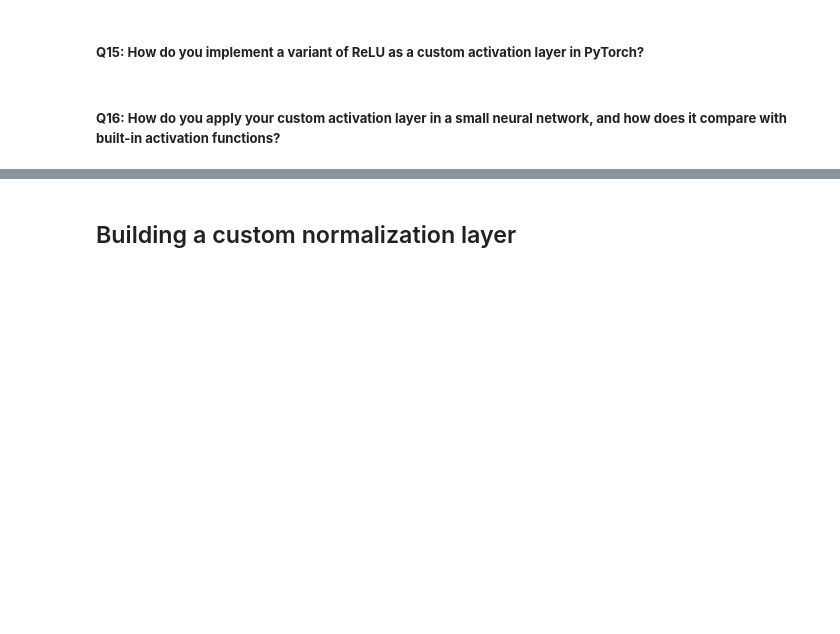
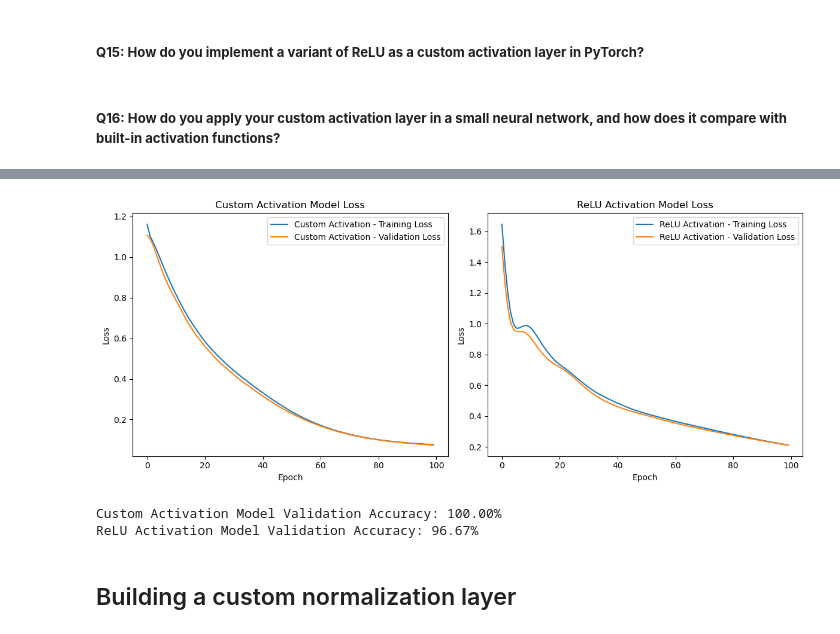
Before and after one commit to fellmir/pyTorchBasis, a Jupyter notebook: 02-advanced-projects/20_custom_layers.ipynb, the cells around one changed output, grey strips where cells are left out. Saved outputs shown, nothing was run; the diff lists cells and outputs as text; code cells hidden in the pictures; blank space fills up the shorter version.

```diff
--- a/02-advanced-projects/20_custom_layers.ipynb
+++ b/02-advanced-projects/20_custom_layers.ipynb
@@ -286,0 +472,23 @@ During backpropagation, the regularization term contributes to the gradient upda
+# %%
+class ReLUActivationModel(nn.Module):
+    def __init__(self, input_size, hidden_size, output_size):
+        super(ReLUActivationModel, self).__init__()
+        self.custom_layer = CustomLinearLayer(input_size, hidden_size)
+        self.relu = nn.ReLU()
+        self.fc = nn.Linear(hidden_size, output_size)
+
+    def forward(self, x):
+        x = self.custom_layer(x)
+        x = self.relu(x)
+        x = self.fc(x)
+        return x
+# %%
+num_epochs = 100
+learning_rate = 0.01
+
+custom_act_model = CustomActivationModel(input_size=4, hidden_size=16, output_size=3).to(device)
+relu_model = ReLUActivationModel(input_size=4, hidden_size=16, output_size=3).to(device)
+
+criterion = nn.CrossEntropyLoss()
+optimizer_custom = optim.Adam(custom_act_model.parameters(), lr=learning_rate)
+optimizer_relu = optim.Adam(relu_model.parameters(), lr=learning_rate)
@@ -287,3 +556,49 @@ During backpropagation, the regularization term contributes to the gradient upda
+# %%
+plt.figure(figsize=(12,5))
+
+plt.subplot(1,2,1)
+plt.plot(train_losses_custom, label='Custom Activation - Training Loss')
+plt.plot(val_losses_custom, label='Custom Activation - Validation Loss')
+plt.xlabel('Epoch')
+plt.ylabel('Loss')
+plt.title('Custom Activation Model Loss')
+plt.legend()
+
+plt.subplot(1,2,2)
+plt.plot(train_losses_relu, label='ReLU Activation - Training Loss')
+plt.plot(val_losses_relu, label='ReLU Activation - Validation Loss')
+plt.xlabel('Epoch')
+plt.ylabel('Loss')
+plt.title('ReLU Activation Model Loss')
+plt.legend()
+
+plt.tight_layout()
+plt.show()
+# %% [output]
+[figure, added]
+# %%
+custom_act_model.eval()
+relu_model.eval()
+with torch.no_grad():
+    # Custom activation model:
+    val_outputs_custom = custom_act_model(X_val)
+    _, predicted_custom = torch.max(val_outputs_custom.data, 1)
+    total_custom = y_val.size(0)
+    correct_custom = (predicted_custom == y_val).sum().item()
+    accuracy_custom = (correct_custom / total_custom) * 100
+
+    # ReLU activation model:
+    val_outputs_relu = relu_model(X_val)
+    _, predicted_relu = torch.max(val_outputs_relu.data, 1)
+    total_relu = y_val.size(0)
+    correct_relu = (predicted_relu == y_val).sum().item()
+    accuracy_relu = (correct_relu / total_relu) * 100
+
+print(f'Custom Activation Model Validation Accuracy: {accuracy_custom:.2f}%')
+print(f'ReLU Activation Model Validation Accuracy: {accuracy_relu:.2f}%')
+# %% [output]
+Custom Activation Model Validation Accuracy: 100.00%
+ReLU Activation Model Validation Accuracy: 96.67%
 # %% [markdown]
 ## Building a custom normalization layer
 # %% [markdown]
```
Also changed, not shown: parts of 51 cells of this notebook.
